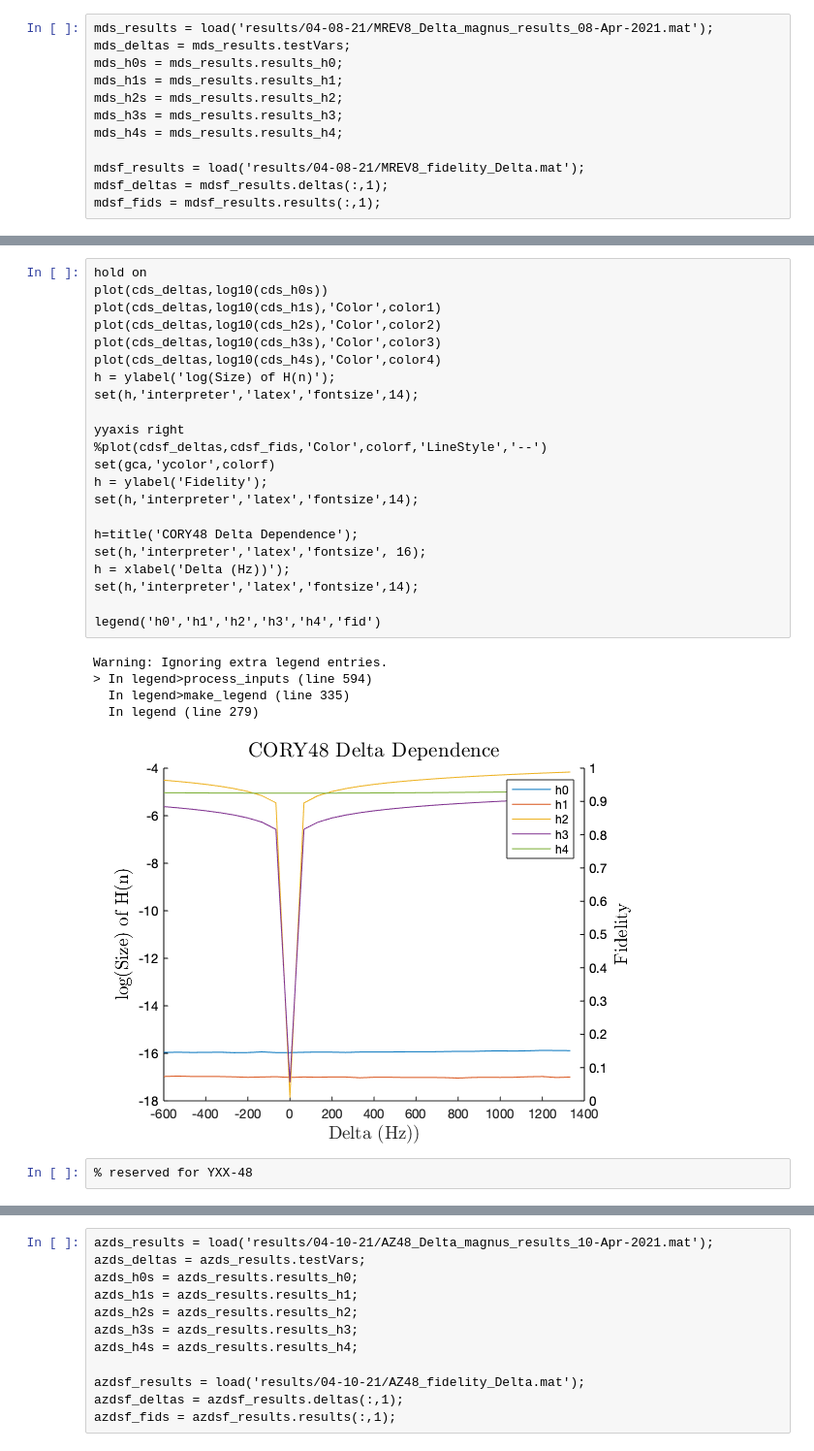
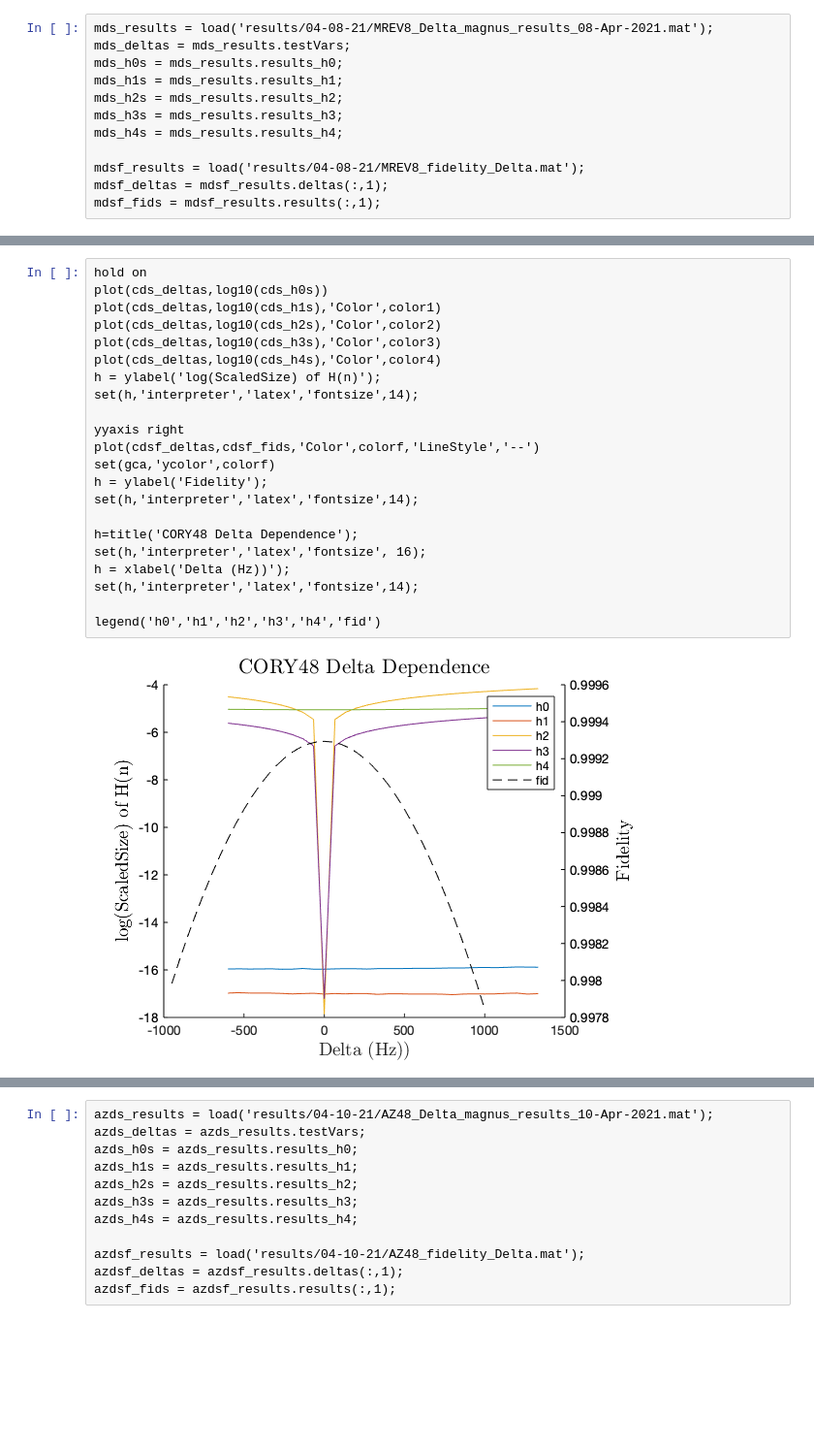
Before and after one commit to wynter-alford/spin-tools, a Jupyter notebook: Magnus Tools.ipynb, the cells around one changed output, grey strips where cells are left out. Shown at 97% size. Saved outputs shown, nothing was run; the diff lists cells and outputs as text; blank space fills up the shorter version.

```diff
--- a/Magnus Tools.ipynb
+++ b/Magnus Tools.ipynb
@@ -1599,30 +1524,24 @@ Unable to read file 'results/04-10-21/CORY48_fidelity_Delta.mat'. No such file o
 # %%
 hold on
 plot(cds_deltas,log10(cds_h0s))
 plot(cds_deltas,log10(cds_h1s),'Color',color1)
 plot(cds_deltas,log10(cds_h2s),'Color',color2)
 plot(cds_deltas,log10(cds_h3s),'Color',color3)
 plot(cds_deltas,log10(cds_h4s),'Color',color4)
-h = ylabel('log(Size) of H(n)');
+h = ylabel('log(ScaledSize) of H(n)');
 set(h,'interpreter','latex','fontsize',14);
 
 yyaxis right
-%plot(cdsf_deltas,cdsf_fids,'Color',colorf,'LineStyle','--')
+plot(cdsf_deltas,cdsf_fids,'Color',colorf,'LineStyle','--')
 set(gca,'ycolor',colorf)
 h = ylabel('Fidelity');
 set(h,'interpreter','latex','fontsize',14);
 
 h=title('CORY48 Delta Dependence');
 set(h,'interpreter','latex','fontsize', 16);
 h = xlabel('Delta (Hz))');
 set(h,'interpreter','latex','fontsize',14);
 
 legend('h0','h1','h2','h3','h4','fid')
 # %% [output]
-Warning: Ignoring extra legend entries.
-> In legend>process_inputs (line 594)
-  In legend>make_legend (line 335)
-  In legend (line 279)
-[figure, old version]
+[figure, new version]
-# %%
-% reserved for YXX-48
```
Also changed, not shown: parts of 86 cells of this notebook, 14 other files.
